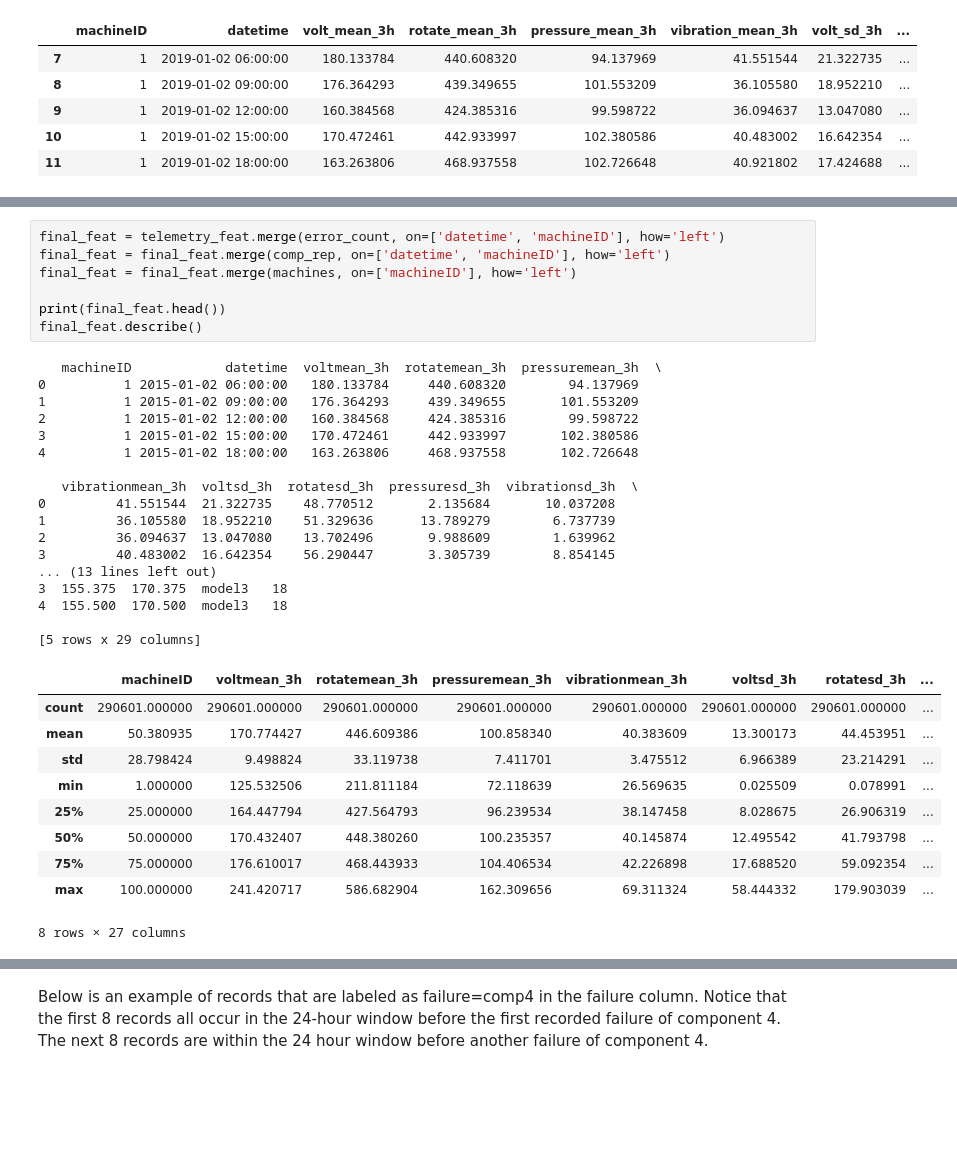
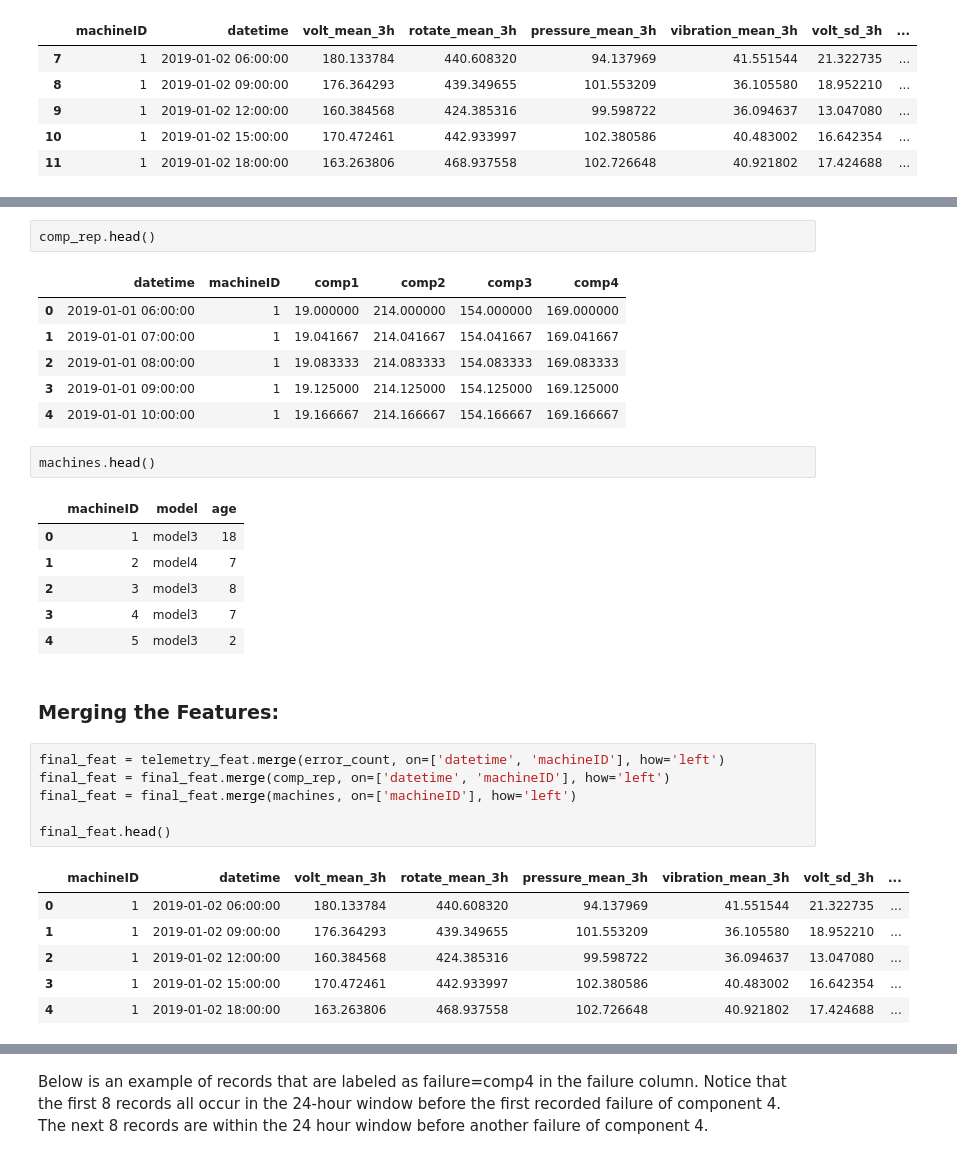
Before and after one commit to sachinkun21/Predictive_Maintenance_using_ML_Microsoft_CaseStudy, a Jupyter notebook: Predictive_Maintenance_using_Machine_Learning.ipynb, the cells around one changed output, grey strips where cells are left out. Drawn from its saved outputs; the diff is of its cells as text; blank space fills up the shorter version.

```diff
--- a/Predictive_Maintenance_using_Machine_Learning.ipynb
+++ b/Predictive_Maintenance_using_Machine_Learning.ipynb
@@ -633,35 +642,33 @@ telemetry_feat.head()
+# %%
+comp_rep.head()
+# %% [output]
+|  | datetime | machineID | comp1 | comp2 | comp3 | comp4 |
+| 0 | 2019-01-01 06:00:00 | 1 | 19.000000 | 214.000000 | 154.000000 | 169.000000 |
+| 1 | 2019-01-01 07:00:00 | 1 | 19.041667 | 214.041667 | 154.041667 | 169.041667 |
+| 2 | 2019-01-01 08:00:00 | 1 | 19.083333 | 214.083333 | 154.083333 | 169.083333 |
+| 3 | 2019-01-01 09:00:00 | 1 | 19.125000 | 214.125000 | 154.125000 | 169.125000 |
+| 4 | 2019-01-01 10:00:00 | 1 | 19.166667 | 214.166667 | 154.166667 | 169.166667 |
+# %%
+machines.head()
+# %% [output]
+|  | machineID | model | age |
+| 0 | 1 | model3 | 18 |
+| 1 | 2 | model4 | 7 |
+| 2 | 3 | model3 | 8 |
+| 3 | 4 | model3 | 7 |
+| 4 | 5 | model3 | 2 |
+# %% [markdown]
+### Merging the Features:
 # %%
 final_feat = telemetry_feat.merge(error_count, on=['datetime', 'machineID'], how='left')
 final_feat = final_feat.merge(comp_rep, on=['datetime', 'machineID'], how='left')
 final_feat = final_feat.merge(machines, on=['machineID'], how='left')
 
-print(final_feat.head())
-final_feat.describe()
+final_feat.head()
 # %% [output]
-   machineID            datetime  voltmean_3h  rotatemean_3h  pressuremean_3h  \
-0          1 2015-01-02 06:00:00   180.133784     440.608320        94.137969
-1          1 2015-01-02 09:00:00   176.364293     439.349655       101.553209
-2          1 2015-01-02 12:00:00   160.384568     424.385316        99.598722
-3          1 2015-01-02 15:00:00   170.472461     442.933997       102.380586
-4          1 2015-01-02 18:00:00   163.263806     468.937558       102.726648
-
-   vibrationmean_3h  voltsd_3h  rotatesd_3h  pressuresd_3h  vibrationsd_3h  \
-0         41.551544  21.322735    48.770512       2.135684       10.037208
-1         36.105580  18.952210    51.329636      13.789279        6.737739
-2         36.094637  13.047080    13.702496       9.988609        1.639962
-3         40.483002  16.642354    56.290447       3.305739        8.854145
-... (13 lines left out)
-3  155.375  170.375  model3   18
-4  155.500  170.500  model3   18
-
-[5 rows x 29 columns]
-|  | machineID | voltmean_3h | rotatemean_3h | pressuremean_3h | vibrationmean_3h | voltsd_3h | rotatesd_3h | ... |
-| count | 290601.000000 | 290601.000000 | 290601.000000 | 290601.000000 | 290601.000000 | 290601.000000 | 290601.000000 | ... |
-| mean | 50.380935 | 170.774427 | 446.609386 | 100.858340 | 40.383609 | 13.300173 | 44.453951 | ... |
-| std | 28.798424 | 9.498824 | 33.119738 | 7.411701 | 3.475512 | 6.966389 | 23.214291 | ... |
-| min | 1.000000 | 125.532506 | 211.811184 | 72.118639 | 26.569635 | 0.025509 | 0.078991 | ... |
-| 25% | 25.000000 | 164.447794 | 427.564793 | 96.239534 | 38.147458 | 8.028675 | 26.906319 | ... |
-| 50% | 50.000000 | 170.432407 | 448.380260 | 100.235357 | 40.145874 | 12.495542 | 41.793798 | ... |
-| 75% | 75.000000 | 176.610017 | 468.443933 | 104.406534 | 42.226898 | 17.688520 | 59.092354 | ... |
-| max | 100.000000 | 241.420717 | 586.682904 | 162.309656 | 69.311324 | 58.444332 | 179.903039 | ... |
+|  | machineID | datetime | volt_mean_3h | rotate_mean_3h | pressure_mean_3h | vibration_mean_3h | volt_sd_3h | ... |
+| 0 | 1 | 2019-01-02 06:00:00 | 180.133784 | 440.608320 | 94.137969 | 41.551544 | 21.322735 | ... |
+| 1 | 1 | 2019-01-02 09:00:00 | 176.364293 | 439.349655 | 101.553209 | 36.105580 | 18.952210 | ... |
+| 2 | 1 | 2019-01-02 12:00:00 | 160.384568 | 424.385316 | 99.598722 | 36.094637 | 13.047080 | ... |
+| 3 | 1 | 2019-01-02 15:00:00 | 170.472461 | 442.933997 | 102.380586 | 40.483002 | 16.642354 | ... |
+| 4 | 1 | 2019-01-02 18:00:00 | 163.263806 | 468.937558 | 102.726648 | 40.921802 | 17.424688 | ... |
-8 rows × 27 columns
```
Also changed, not shown: parts of 15 cells of this notebook.
